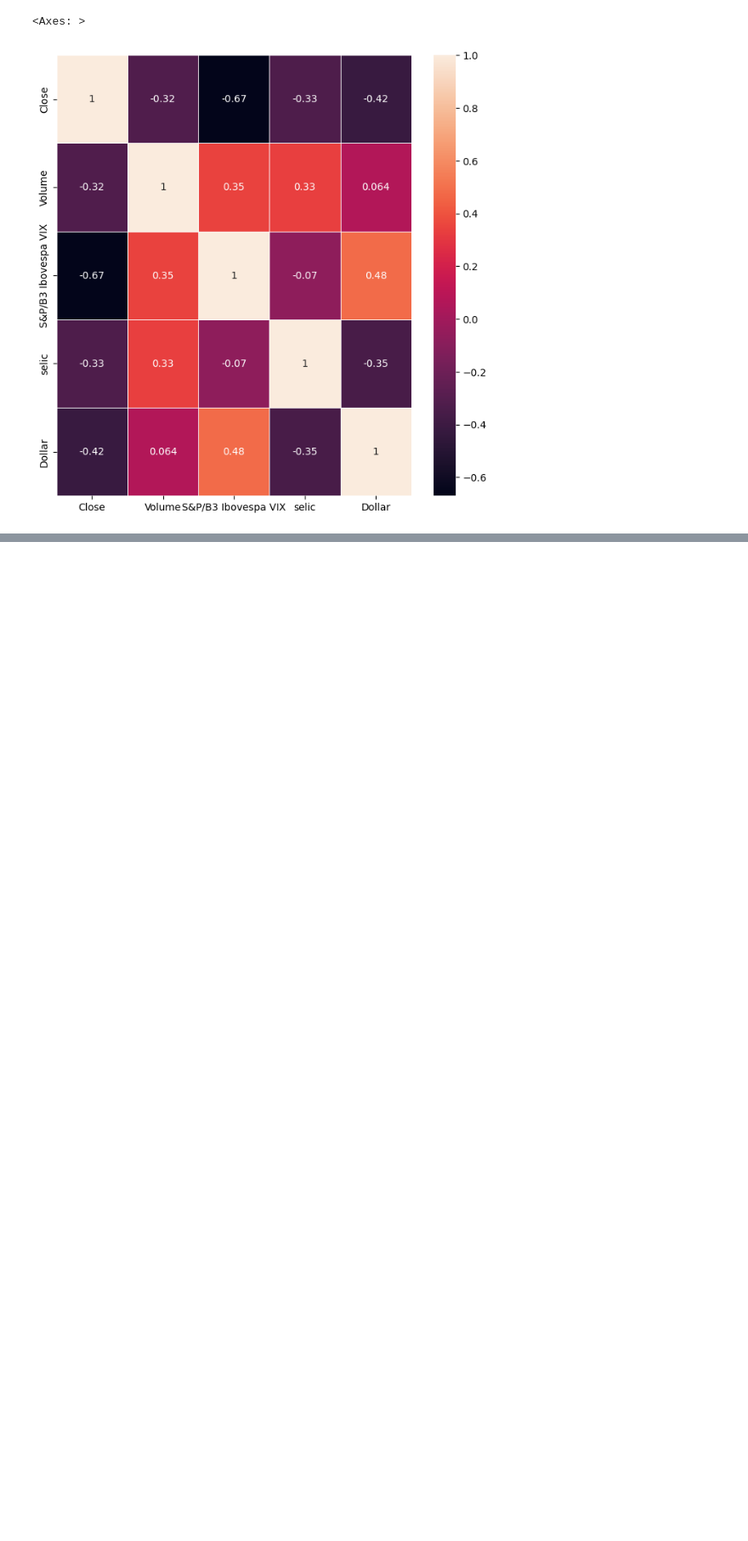
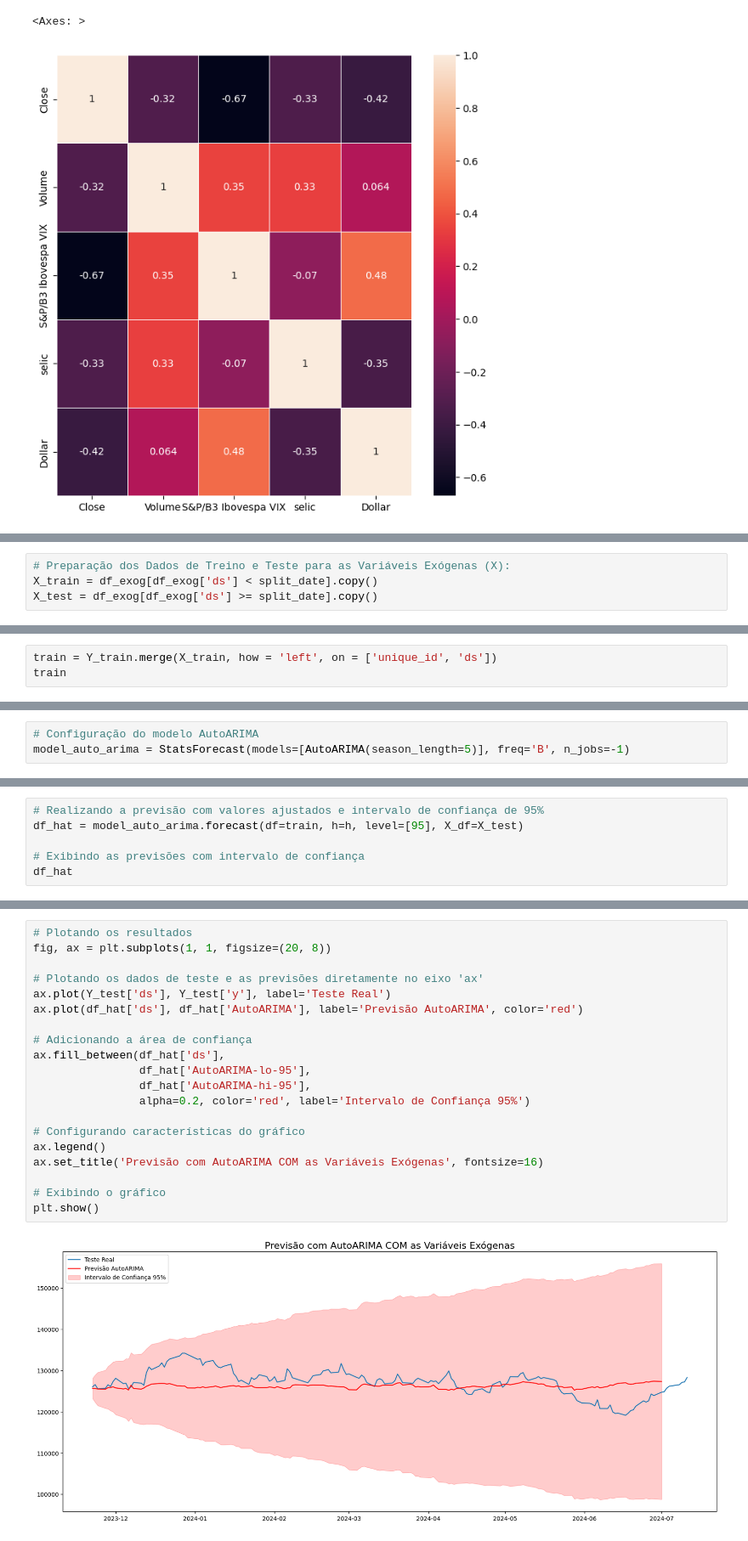
Before and after one commit to jeicianepaula/Tech-Challenge-2, a Jupyter notebook: TECH_CHALLENGE_2.ipynb, the cells around one changed output, grey strips where cells are left out. Shown at 85% size. Drawn from its saved outputs; the diff is of its cells as text; blank space fills up the shorter version.

```diff
--- a/TECH_CHALLENGE_2.ipynb
+++ b/TECH_CHALLENGE_2.ipynb
@@ -223,0 +309,4 @@ sns.heatmap(data=correlation_matrix, annot=True, linewidths=.5, ax=ax)
+# %%
+# Preparação dos Dados de Treino e Teste para as Variáveis Exógenas (X):
+X_train = df_exog[df_exog['ds'] < split_date].copy()
+X_test = df_exog[df_exog['ds'] >= split_date].copy()
@@ -223,0 +323,3 @@ sns.heatmap(data=correlation_matrix, annot=True, linewidths=.5, ax=ax)
+# %%
+train = Y_train.merge(X_train, how = 'left', on = ['unique_id', 'ds'])
+train
@@ -223,0 +373,3 @@ sns.heatmap(data=correlation_matrix, annot=True, linewidths=.5, ax=ax)
+# %%
+# Configuração do modelo AutoARIMA
+model_auto_arima = StatsForecast(models=[AutoARIMA(season_length=5)], freq='B', n_jobs=-1)
@@ -223,0 +384,6 @@ sns.heatmap(data=correlation_matrix, annot=True, linewidths=.5, ax=ax)
+# %%
+# Realizando a previsão com valores ajustados e intervalo de confiança de 95%
+df_hat = model_auto_arima.forecast(df=train, h=h, level=[95], X_df=X_test)
+
+# Exibindo as previsões com intervalo de confiança
+df_hat
@@ -223,0 +411,22 @@ sns.heatmap(data=correlation_matrix, annot=True, linewidths=.5, ax=ax)
+# %%
+# Plotando os resultados
+fig, ax = plt.subplots(1, 1, figsize=(20, 8))
+
+# Plotando os dados de teste e as previsões diretamente no eixo 'ax'
+ax.plot(Y_test['ds'], Y_test['y'], label='Teste Real')
+ax.plot(df_hat['ds'], df_hat['AutoARIMA'], label='Previsão AutoARIMA', color='red')
+
+# Adicionando a área de confiança
+ax.fill_between(df_hat['ds'],
+                df_hat['AutoARIMA-lo-95'],
+                df_hat['AutoARIMA-hi-95'],
+                alpha=0.2, color='red', label='Intervalo de Confiança 95%')
+
+# Configurando características do gráfico
+ax.legend()
+ax.set_title('Previsão com AutoARIMA COM as Variáveis Exógenas', fontsize=16)
+
+# Exibindo o gráfico
+plt.show()
+# %% [output]
+[figure, added]
```
Also changed, not shown: parts of 34 cells of this notebook.
